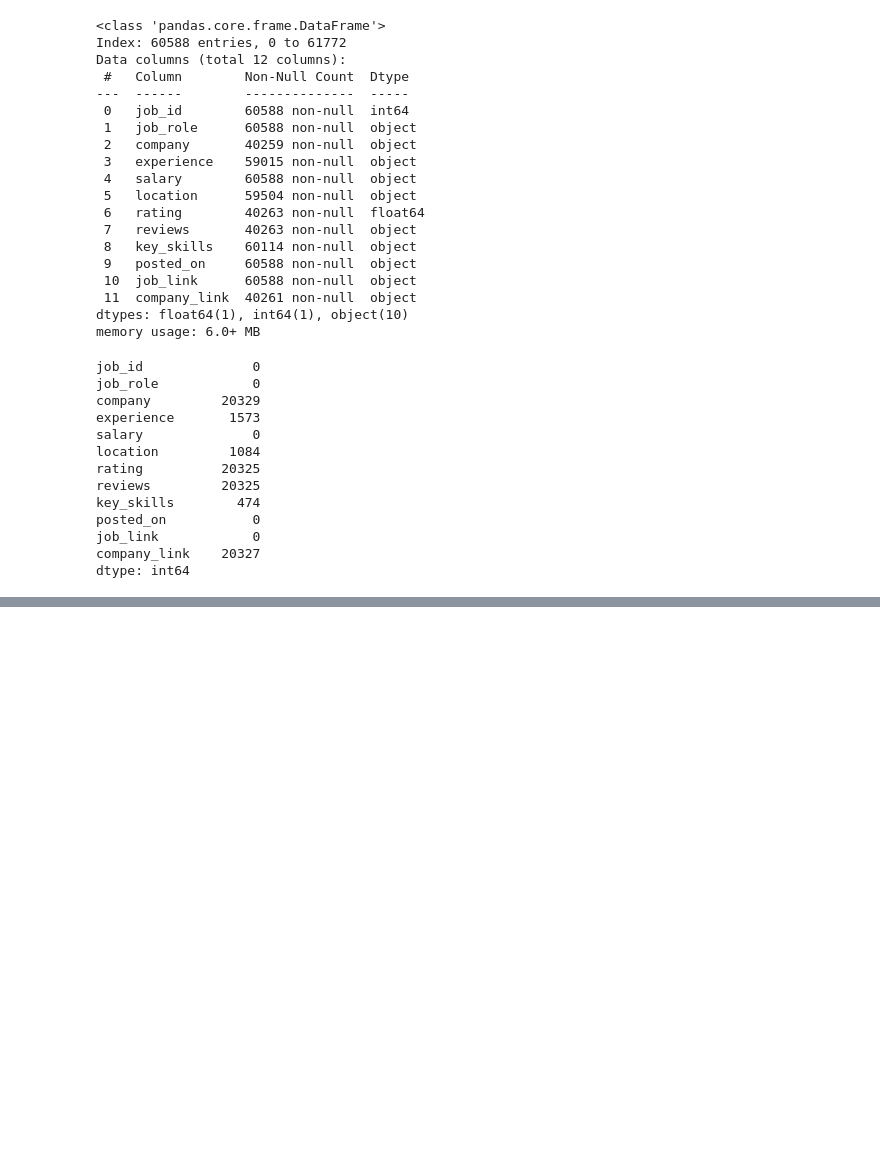
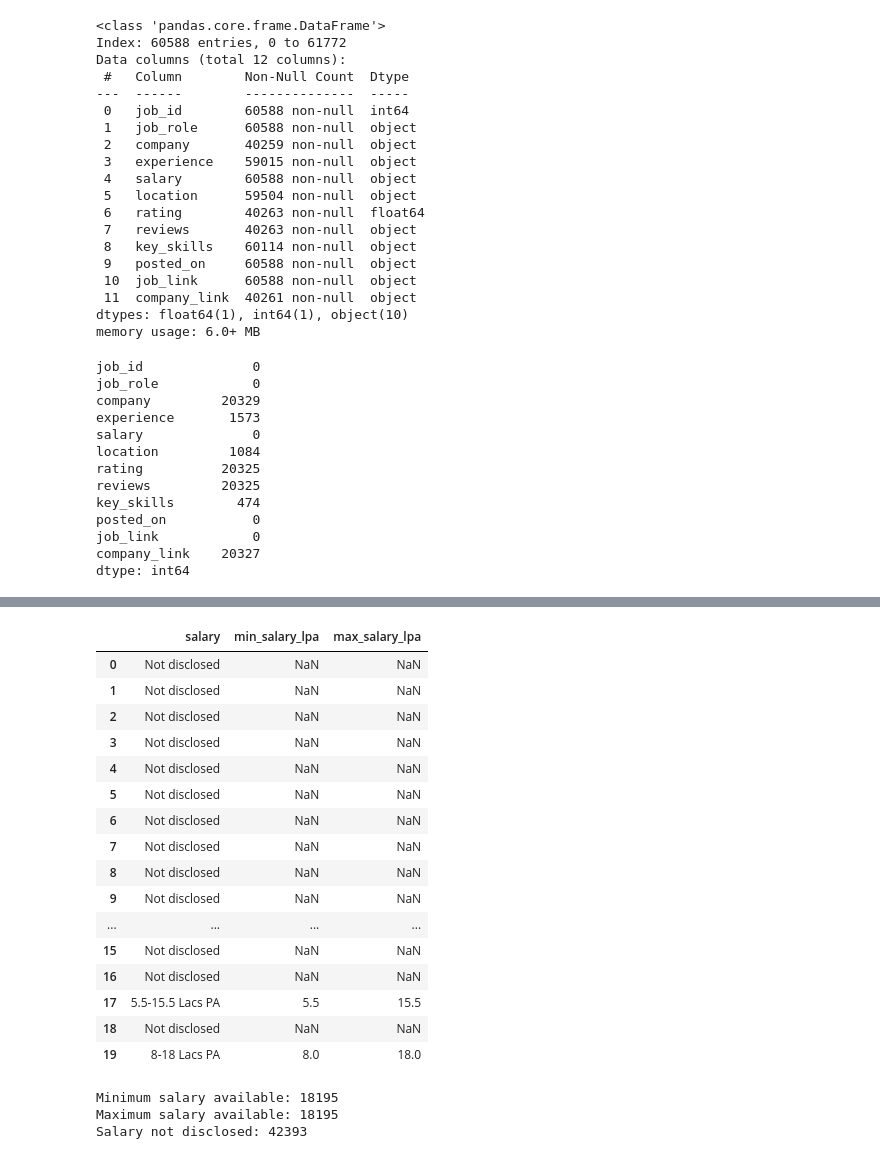
Before and after one commit to greeshavaishnavi09/Job_Market_And_Salary_Analysis, a Jupyter notebook: 01_job_market_web_scraping.ipynb, the cells around one changed output, grey strips where cells are left out. Cells and saved outputs as stored; diff of their text form; code cells hidden in the pictures; blank space fills up the shorter version.

```diff
--- a/01_job_market_web_scraping.ipynb
+++ b/01_job_market_web_scraping.ipynb
@@ -169,0 +210,50 @@ df["company_link"] = df["company_link"].fillna("Not available")
+# %%
+# extract minimum and maximum salary
+
+def extract_salary(salary):
+    salary = str(salary).lower().strip()
+
+    if "not disclosed" in salary:
+        return pd.Series([np.nan, np.nan])
+
+    numbers = re.findall(r"\d+(?:\.\d+)?", salary)
+
+    if len(numbers) >= 2:
+        return pd.Series([float(numbers[0]), float(numbers[1])])
+    elif len(numbers) == 1:
+        return pd.Series([float(numbers[0]), float(numbers[0])])
+    else:
+        return pd.Series([np.nan, np.nan])
+
+
+df[["min_salary_lpa", "max_salary_lpa"]] = df["salary"].apply(extract_salary)
+
+df[["salary", "min_salary_lpa", "max_salary_lpa"]].head(20)
+# %% [output]
+|  | salary | min_salary_lpa | max_salary_lpa |
+| 0 | Not disclosed | NaN | NaN |
+| 1 | Not disclosed | NaN | NaN |
+| 2 | Not disclosed | NaN | NaN |
+| 3 | Not disclosed | NaN | NaN |
+| 4 | Not disclosed | NaN | NaN |
+| 5 | Not disclosed | NaN | NaN |
+| 6 | Not disclosed | NaN | NaN |
+| 7 | Not disclosed | NaN | NaN |
+| 8 | Not disclosed | NaN | NaN |
+| 9 | Not disclosed | NaN | NaN |
+| ... | ... | ... | ... |
+| 15 | Not disclosed | NaN | NaN |
+| 16 | Not disclosed | NaN | NaN |
+| 17 | 5.5-15.5 Lacs PA | 5.5 | 15.5 |
+| 18 | Not disclosed | NaN | NaN |
+| 19 | 8-18 Lacs PA | 8.0 | 18.0 |
+# %%
+# check salary conversion
+
+print("Minimum salary available:", df["min_salary_lpa"].notna().sum())
+print("Maximum salary available:", df["max_salary_lpa"].notna().sum())
+print("Salary not disclosed:", df["min_salary_lpa"].isna().sum())
+# %% [output]
+Minimum salary available: 18195
+Maximum salary available: 18195
+Salary not disclosed: 42393
```
Also changed, not shown: parts of 16 cells of this notebook, 1 other file.
